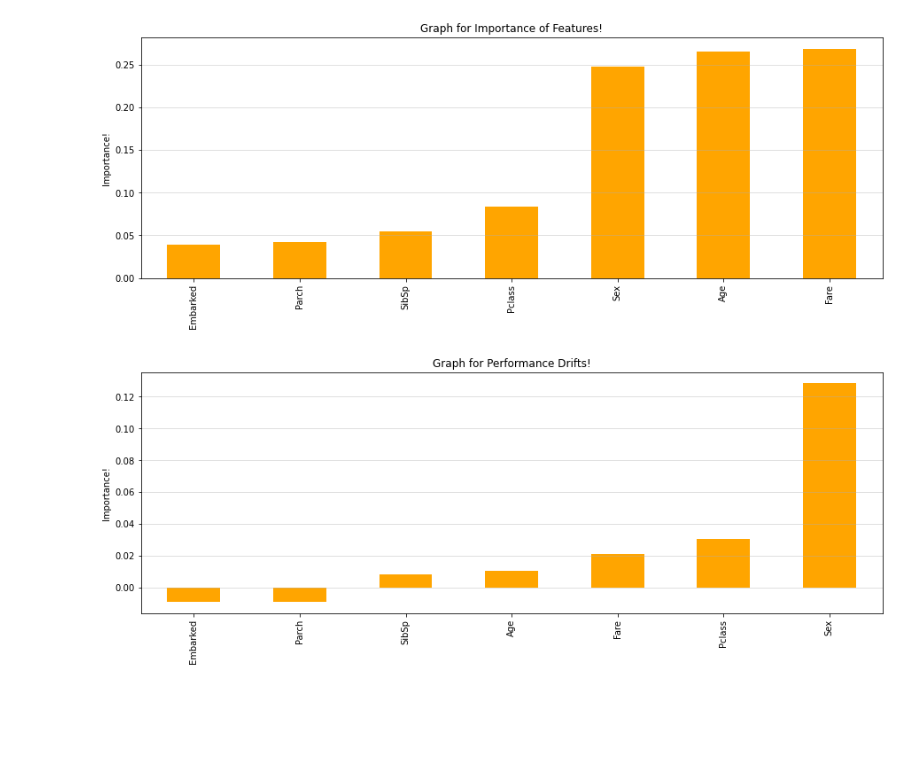
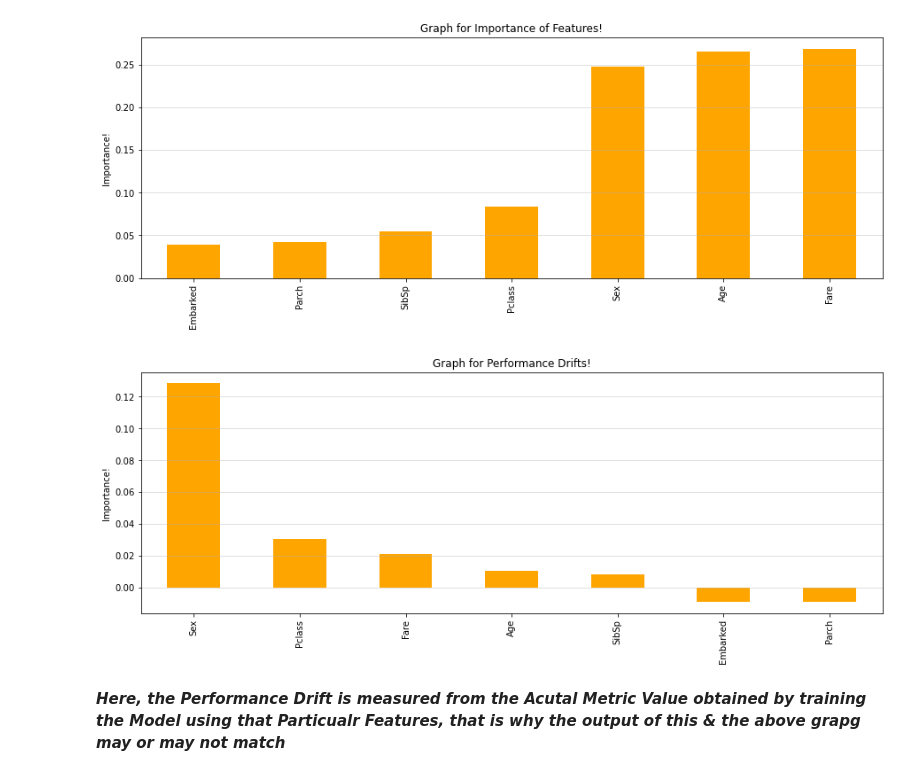
Before and after one commit to HarshitDawar55/Feature-Selection, a Jupyter notebook: Hybrid Feature Selection/Recursive Feature Elimination using Feature Engine!.ipynb, the cells around one changed output. Saved outputs shown, nothing was run; the diff lists cells and outputs as text; code cells hidden in the pictures; blank space fills up the shorter version.

Commit message:
Performance Drift Graph Initialized!

```diff
--- a/Hybrid Feature Selection/Recursive Feature Elimination using Feature Engine!.ipynb
+++ b/Hybrid Feature Selection/Recursive Feature Elimination using Feature Engine!.ipynb
@@ -97,10 +97,12 @@ plt.show()
 # %%
 # Checking Performance Drifts
 
-pd.Series(Feature_Selector.performance_drifts_).sort_values().plot.bar(figsize = (15, 5), color = "orange")
+pd.Series(Feature_Selector.performance_drifts_).sort_values(ascending=False).plot.bar(figsize = (15, 5), color = "orange")
 plt.grid(axis = "y", alpha = 0.5, animated = True)
 plt.ylabel("Importance!")
 plt.title("Graph for Performance Drifts!")
 plt.show()
 # %% [output]
-[figure, old version]
+[figure, new version]
+# %% [markdown]
+***Here, the Performance Drift is measured from the Acutal Metric Value obtained by training the Model using that Particualr Features, that is why the output of this & the above grapg may or may not match***
```
